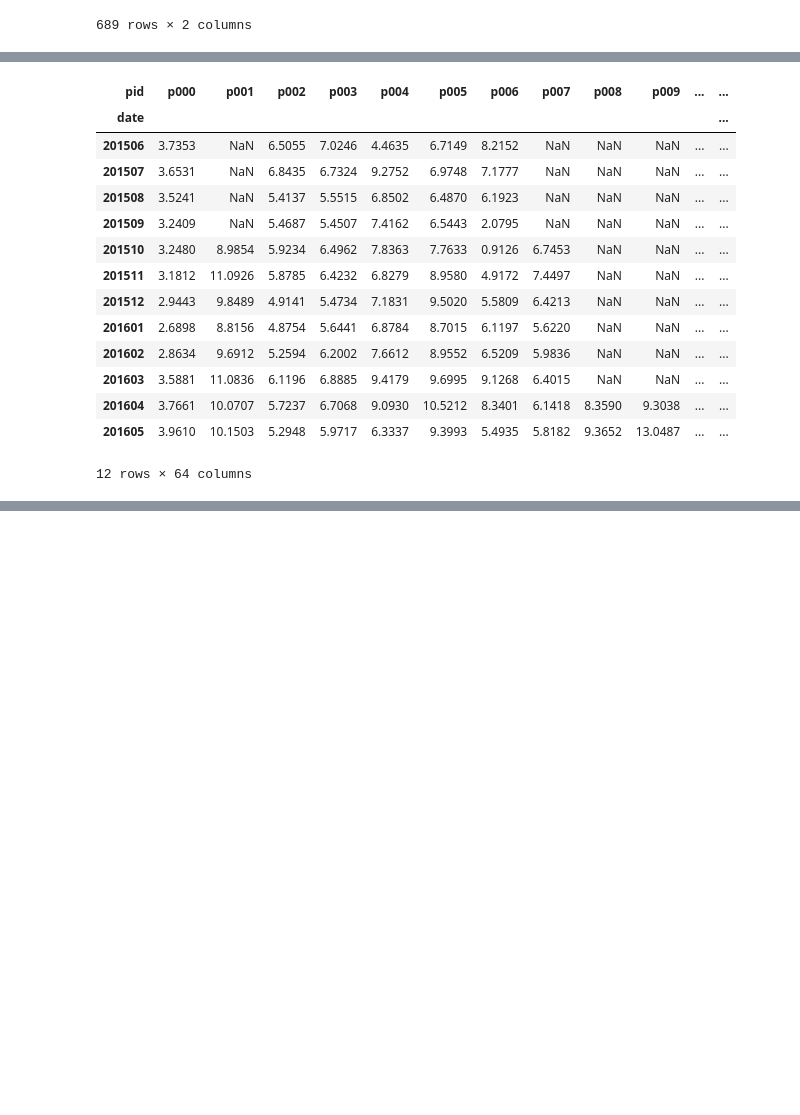
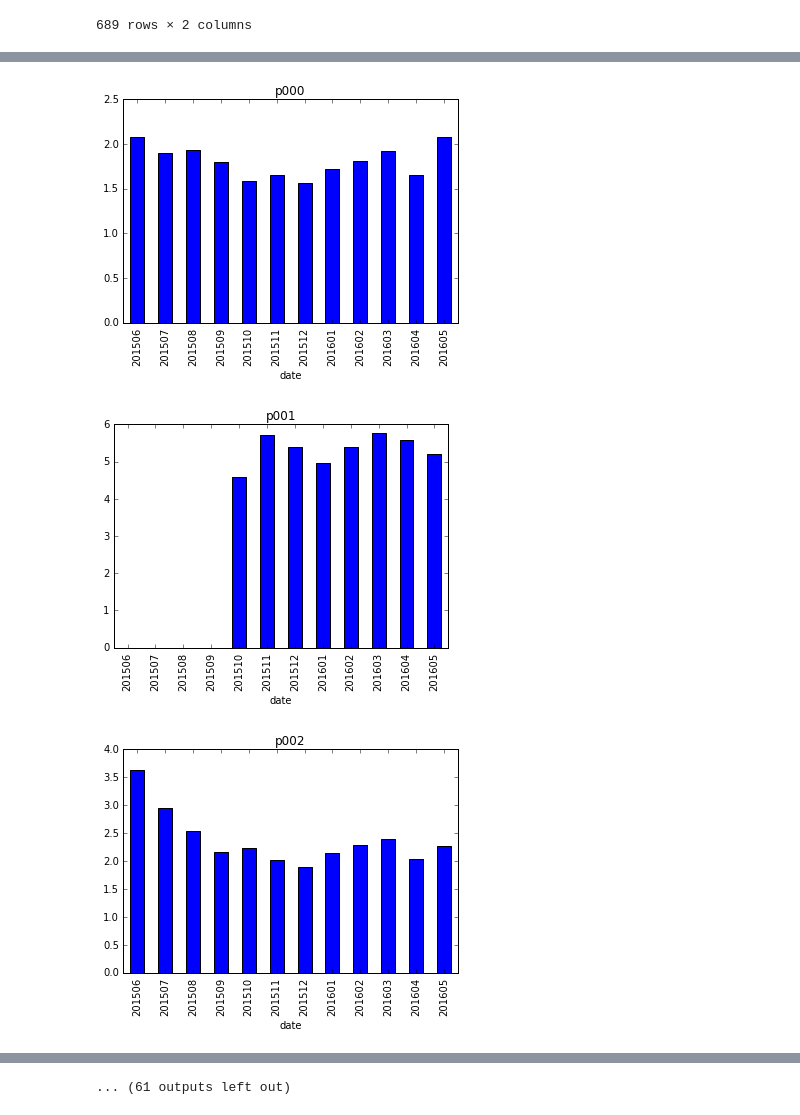
Before and after one commit to mine0321/LawsonCompe, a Jupyter notebook: notebooks/[ana]Date-product.ipynb, the cells around one changed output, grey strips where cells are left out. Cells and saved outputs as stored; diff of their text form; code cells hidden in the pictures; blank space fills up the shorter version.

```diff
--- a/notebooks/[ana]Date-product.ipynb
+++ b/notebooks/[ana]Date-product.ipynb
@@ -87,6 +120,6 @@ df_dict[df_n].groupby(['pid', 'date']).mean()
 |  | 201605 | 0.000000 | 3.538413 |
 689 rows × 2 columns
 # %%
-for pid in pids:
-    df_dict[df_n][(df_dict[df_n].area == '関東')&(df_dict[df_n].location == 'ビジネス立地')&(df_dict[df_n].natural_lawson_store==1)].ix[pid].plot(y='y', title=pid)
+pt = df_dict[df_n][(df_dict[df_n].area == '関東')&(df_dict[df_n].location == 'ビジネス立地')&(df_dict[df_n].natural_lawson_store==0)].pivot(index='date',columns='pid', values='y' )
+pt
 # %% [output]
@@ -94,18 +141,9 @@ KeyError: 'p000'
-# %%
-df_dict[df_n][(df_dict[df_n].area == '関東')&(df_dict[df_n].location == 'ビジネス立地')&(df_dict[df_n].natural_lawson_store==1)].pivot(index='date',columns='pid', values='y' )
-# %% [output]
-| pid | p000 | p001 | p002 | p003 | p004 | p005 | p006 | p007 | p008 | p009 | ... | ... |
-| date |  |  |  |  |  |  |  |  |  |  |  | ... |
-| 201506 | 3.7353 | NaN | 6.5055 | 7.0246 | 4.4635 | 6.7149 | 8.2152 | NaN | NaN | NaN | ... | ... |
-| 201507 | 3.6531 | NaN | 6.8435 | 6.7324 | 9.2752 | 6.9748 | 7.1777 | NaN | NaN | NaN | ... | ... |
-| 201508 | 3.5241 | NaN | 5.4137 | 5.5515 | 6.8502 | 6.4870 | 6.1923 | NaN | NaN | NaN | ... | ... |
-| 201509 | 3.2409 | NaN | 5.4687 | 5.4507 | 7.4162 | 6.5443 | 2.0795 | NaN | NaN | NaN | ... | ... |
-| 201510 | 3.2480 | 8.9854 | 5.9234 | 6.4962 | 7.8363 | 7.7633 | 0.9126 | 6.7453 | NaN | NaN | ... | ... |
-| 201511 | 3.1812 | 11.0926 | 5.8785 | 6.4232 | 6.8279 | 8.9580 | 4.9172 | 7.4497 | NaN | NaN | ... | ... |
-| 201512 | 2.9443 | 9.8489 | 4.9141 | 5.4734 | 7.1831 | 9.5020 | 5.5809 | 6.4213 | NaN | NaN | ... | ... |
-| 201601 | 2.6898 | 8.8156 | 4.8754 | 5.6441 | 6.8784 | 8.7015 | 6.1197 | 5.6220 | NaN | NaN | ... | ... |
-| 201602 | 2.8634 | 9.6912 | 5.2594 | 6.2002 | 7.6612 | 8.9552 | 6.5209 | 5.9836 | NaN | NaN | ... | ... |
-| 201603 | 3.5881 | 11.0836 | 6.1196 | 6.8885 | 9.4179 | 9.6995 | 9.1268 | 6.4015 | NaN | NaN | ... | ... |
-| 201604 | 3.7661 | 10.0707 | 5.7237 | 6.7068 | 9.0930 | 10.5212 | 8.3401 | 6.1418 | 8.3590 | 9.3038 | ... | ... |
-| 201605 | 3.9610 | 10.1503 | 5.2948 | 5.9717 | 6.3337 | 9.3993 | 5.4935 | 5.8182 | 9.3652 | 13.0487 | ... | ... |
-12 rows × 64 columns
+# %%
+for pid in pids:
+    fig = plt.figure()
+    ax = fig.add_subplot(111)
+    pt[pid].plot(kind='bar', ax=ax, title=pid)
+# %% [output]
+[figure, added]
+[figure, added]
+[figure, added]
@@ -111,0 +159 @@ df_dict[df_n][(df_dict[df_n].area == '関東')&(df_dict[df_n].location == 'ビ
+... (61 outputs left out)
```
Also changed, not shown: parts of 7 cells of this notebook, 1 other file.
